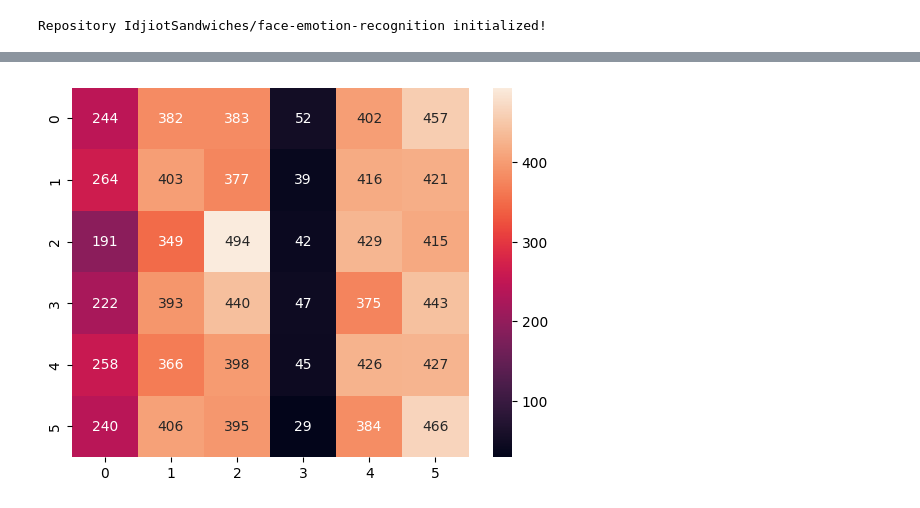
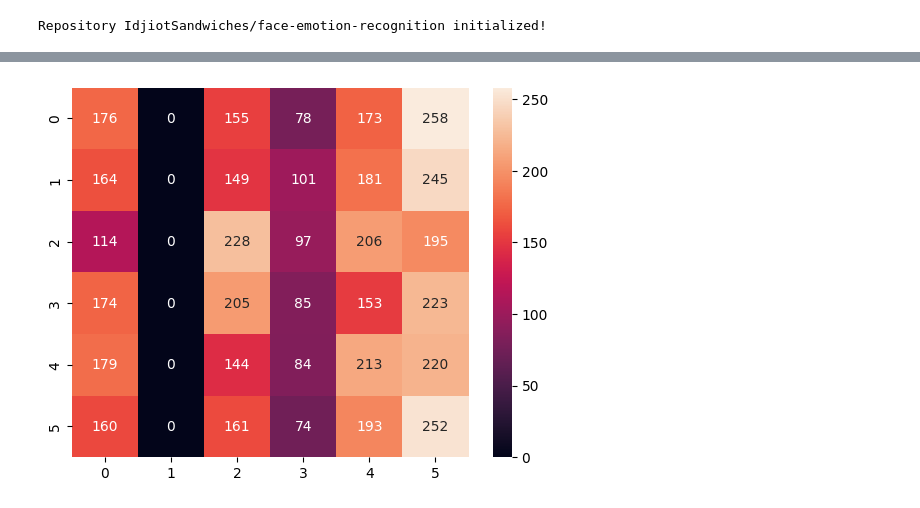
Before and after one commit to IdjiotSandwiches/face-emotion-recognition, a Jupyter notebook: machine-learning/svm-model.ipynb, the cells around one changed output, grey strips where cells are left out. Drawn from its saved outputs; the diff is of its cells as text; code cells hidden in the pictures.

```diff
--- a/machine-learning/svm-model.ipynb
+++ b/machine-learning/svm-model.ipynb
@@ -126,53 +126,80 @@ calib_params = {
 X_train, X_test, y_train, y_test = train_test_split(images, labels, **split_params, stratify=labels)
 X_calib, X_test, y_calib, y_test = train_test_split(X_test, y_test, **calib_params, stratify=y_test)
 # %%
+C = 0.1
+TEST_SIZE = 0.7
+RANDOM_STATE = 42
+N_SPLITS = 10
+SHUFFLE = True
+
 model_params = {
-    'C': 10.0,
-    # 'penalty': 'l2',
-    'dual': False,
-    'verbose': True,
-    'max_iter': 1000
+  'C': C,
 }
 
-model = LinearSVC(**model_params).fit(X_train, y_train)
-model = CalibratedClassifierCV(model, method='sigmoid', cv='prefit')
-model.fit(X_calib, y_calib)
+calib_params = {
+  'test_size': TEST_SIZE,
+  'random_state': RANDOM_STATE
+}
 
-predict = model.predict(X_test)
-predict_proba = model.predict_proba(X_test)
+kfold_params = {
+    'n_splits': N_SPLITS,
+    'shuffle': SHUFFLE
+}
 
-metrics = {
+skf = StratifiedKFold(**kfold_params)
+i = 0
+
+for train_idx, test_idx in skf.split(images, labels):
+  X_train, X_test = images[train_idx], images[test_idx]
+  y_train, y_test = labels[train_idx], labels[test_idx]
+
+  X_calib, X_test, y_calib, y_test = train_test_split(X_test, y_test, **calib_params, stratify=y_test)
+
+  model = LinearSVC(**model_params)
+  model.fit(X_train, y_train)
+
+  calib_model = CalibratedClassifierCV(model, method='sigmoid', cv='prefit')
+  calib_model.fit(X_calib, y_calib)
+
+  predict = calib_model.predict(X_test)
+  predict_proba = calib_model.predict_proba(X_test)
+
+  metrics = {
     'accuracy': accuracy_score(y_test, predict),
     'precision': precision_score(y_test, predict, average='macro'),
     'recall': recall_score(y_test, predict, average='macro'),
     'f1': f1_score(y_test, predict, average='macro'),
     'auc_score': roc_auc_score(y_test, predict_proba, multi_class='ovr', average='macro')
-}
+  }
 
-print(f"Accuracy: {metrics['accuracy']}\nPrecision: {metrics['precision']}\nRecall: {metrics['recall']}\nF1 Score: {metrics['f1']}\nAUC Score: {metrics['auc_score']}")
-report = classification_report(y_test, predict)
-print(report)
+  print(f"Accuracy: {metrics['accuracy']}\nPrecision: {metrics['precision']}\nRecall: {metrics['recall']}\nF1 Score: {metrics['f1']}\nAUC Score: {metrics['auc_score']}")
+  report = classification_report(y_test, predict)
+  print(report)
 
-cm = confusion_matrix(y_test, predict)
-sns.heatmap(cm, annot=True, fmt='d')
-plt.savefig('confusion_matrix.png')
-plt.show()
+  cm = confusion_matrix(y_test, predict)
+  sns.heatmap(cm, annot=True, fmt='d')
+  plt.savefig('confusion_matrix.png')
+  plt.show()
 
-mlflow.set_experiment("SVM_Model FER2013 augmented")
-mlflow.set_tracking_uri("https://dagshub.com/IdjiotSandwiches/face-emotion-recognition.mlflow")
+  mlflow.set_experiment("KNN_Model FER2013 224x224")
+  mlflow.set_tracking_uri("https://dagshub.com/IdjiotSandwiches/face-emotion-recognition.mlflow")
 
-with mlflow.start_run(run_name=f'SVM LinearSVC'):
-    mlflow.log_params(gabor_params)
-    mlflow.log_params(model_params)
-    mlflow.log_param('floating_point', FLOATING_POINT)
-    mlflow.log_param('image_size', IMAGE_SIZE)
-    mlflow.log_param('PCA_n_components', N_COMPONENTS)
-    mlflow.log_param('gaussian_blur', BLUR)
-    mlflow.log_metrics(metrics)
-    mlflow.log_artifact('confusion_matrix.png')
-    mlflow.sklearn.log_model(
-        sk_model=model,
-        artifact_path='SVM Model',
-        input_example=X_train[:1]
-    )
+  mlflow.set_experiment("SVM_Model FER2013 augmented")
+  mlflow.set_tracking_uri("https://dagshub.com/IdjiotSandwiches/face-emotion-recognition.mlflow")
+
+  with mlflow.start_run(run_name=f'SVM LinearSVC'):
+      mlflow.log_params(gabor_params)
+      mlflow.log_params(model_params)
+      mlflow.log_param('floating_point', FLOATING_POINT)
+      mlflow.log_param('image_size', IMAGE_SIZE)
+      mlflow.log_param('PCA_n_components', N_COMPONENTS)
+      mlflow.log_param('gaussian_blur', BLUR)
+      mlflow.log_metrics(metrics)
+      mlflow.log_artifact('confusion_matrix.png')
+      mlflow.sklearn.log_model(
+          sk_model=model,
+          artifact_path='SVM Model',
+          input_example=X_train[:1]
+      )
+  i = i + 1
 # %% [output]
@@ -196 +223 @@ weighted avg       0.18      0.18      0.17     11520
-[figure, old version]
+[figure, new version]
```
Also changed, not shown: parts of 2 cells of this notebook, 2 other files.
